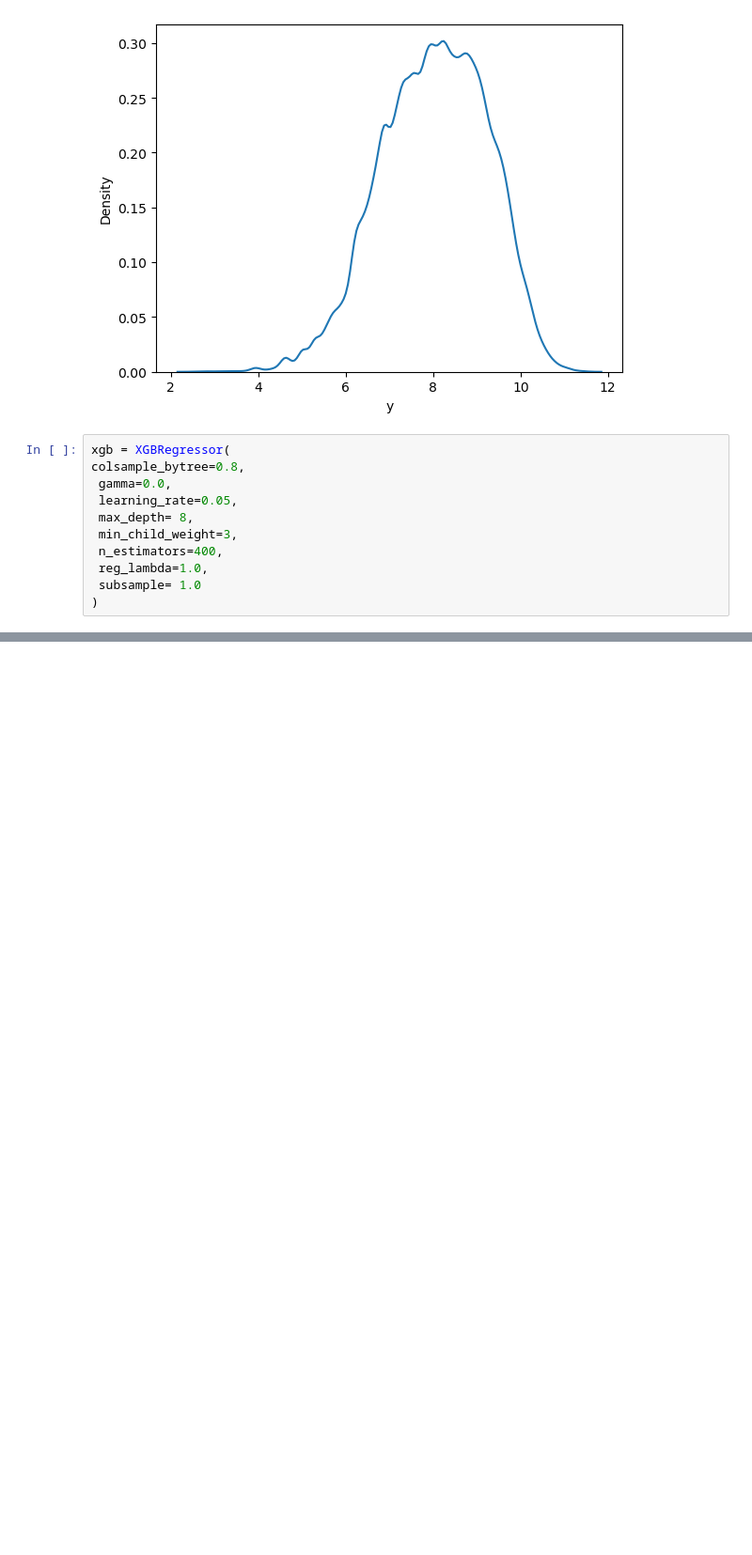
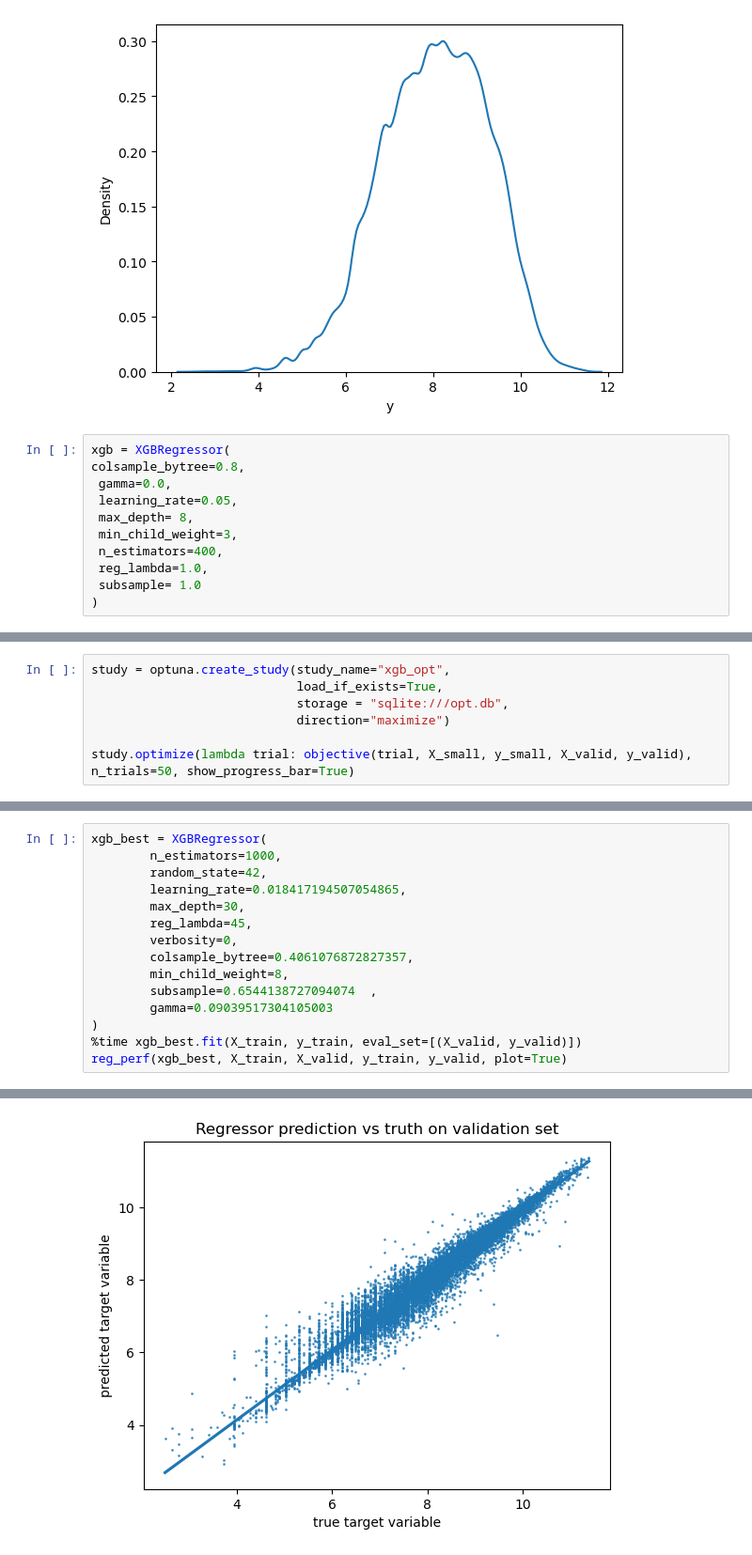
Before and after one commit to liuxinyi15/ML_Second_hand_car_prediction, a Jupyter notebook: model/main.ipynb, the cells around one changed output, grey strips where cells are left out. Shown: that part at 94% size. Cells and saved outputs as stored; diff of their text form; blank space fills up the shorter version.

```diff
--- a/model/main.ipynb
+++ b/model/main.ipynb
@@ -496,0 +490,7 @@ Done!
+# %%
+study = optuna.create_study(study_name="xgb_opt",
+                            load_if_exists=True,
+                            storage = "sqlite:///opt.db",
+                            direction="maximize")
+
+study.optimize(lambda trial: objective(trial, X_small, y_small, X_valid, y_valid), n_trials=50, show_progress_bar=True)
@@ -496,0 +526,16 @@ Done!
+# %%
+xgb_best = XGBRegressor(
+        n_estimators=1000,
+        random_state=42,
+        learning_rate=0.018417194507054865,
+        max_depth=30,
+        reg_lambda=45,
+        verbosity=0,
+        colsample_bytree=0.4061076872827357,
+        min_child_weight=8,
+        subsample=0.6544138727094074  ,
+        gamma=0.09039517304105003
+)
+%time xgb_best.fit(X_train, y_train, eval_set=[(X_valid, y_valid)])
+reg_perf(xgb_best, X_train, X_valid, y_train, y_valid, plot=True)
+# %% [output]
@@ -496,0 +559 @@ Done!
+[figure, added]
```
Also changed, not shown: parts of 39 cells of this notebook, 5 other files.
